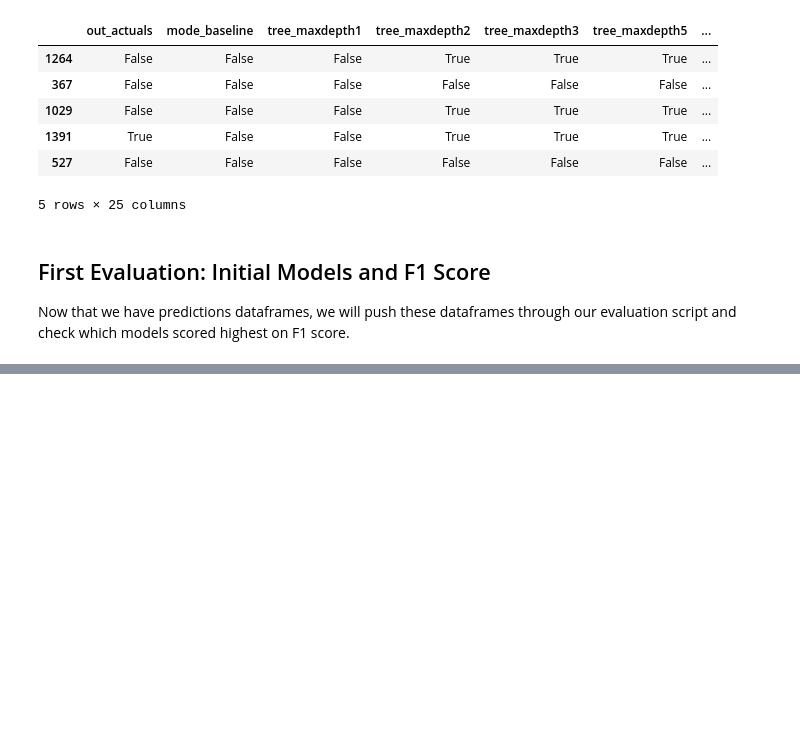
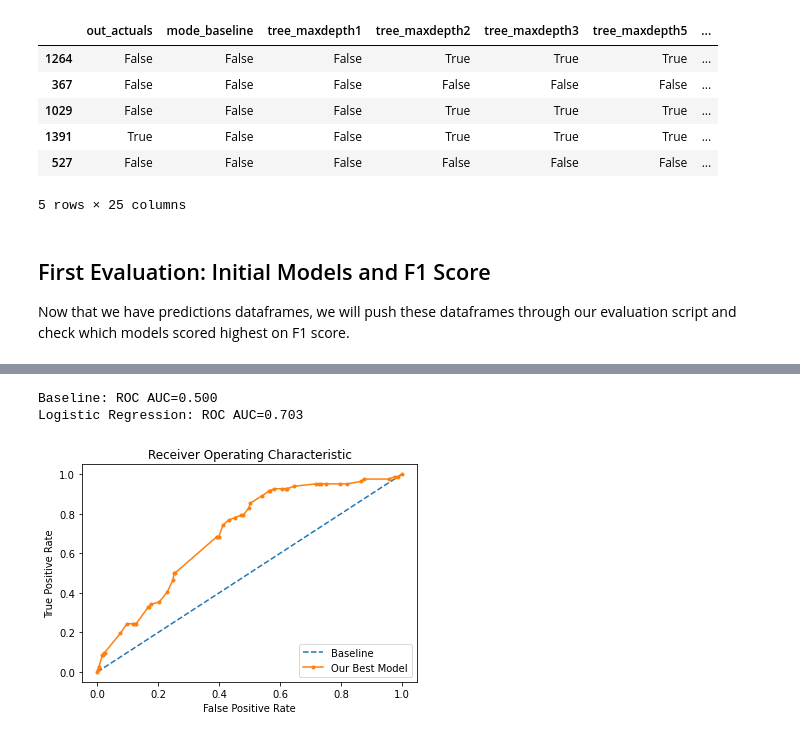
Before and after one commit to JacobPaxton/ramen-classification, a Jupyter notebook: model.ipynb, the cells around one changed output, grey strips where cells are left out. Cells and saved outputs as stored; diff of their text form; code cells hidden in the pictures; blank space fills up the shorter version.

```diff
--- a/model.ipynb
+++ b/model.ipynb
@@ -143,0 +159,8 @@ We will set Logistic Regression aside for now and see if we can optimize Naive B
+# %%
+# build, fit the best model and the baseline
+bl_probs = [True for _ in range(len(y_validate))]
+logit = LogisticRegression(random_state=123).fit(X_train, y_train)
+# %%
+# only use prediction percentages for five-star ratings
+logit_probs = logit.predict_proba(X_validate)
+logit_probs = logit_probs[:,1]
@@ -143,0 +171,22 @@ We will set Logistic Regression aside for now and see if we can optimize Naive B
+# %%
+# print ROC AUC for baseline and our model
+print('Baseline: ROC AUC=%.3f' % (bl_auc))
+print('Logistic Regression: ROC AUC=%.3f' % (logit_auc))
+# %% [output]
+Baseline: ROC AUC=0.500
+Logistic Regression: ROC AUC=0.703
+# %%
+# generate ROC curve for baseline and best model
+bl_fpr, bl_tpr, _ = roc_curve(y_validate, bl_probs)
+logit_fpr, logit_tpr, _ = roc_curve(y_validate, logit_probs)
+# %%
+# plot ROC curve for baseline and best model
+plt.plot(bl_fpr, bl_tpr, linestyle='--', label='Baseline')
+plt.plot(logit_fpr, logit_tpr, marker='.', label='Our Best Model')
+plt.xlabel("False Positive Rate")
+plt.ylabel("True Positive Rate")
+plt.title("Receiver Operating Characteristic")
+plt.legend(loc="lower right")
+plt.show()
+# %% [output]
+[figure, added]
```
Also changed, not shown: parts of 13 cells of this notebook.
